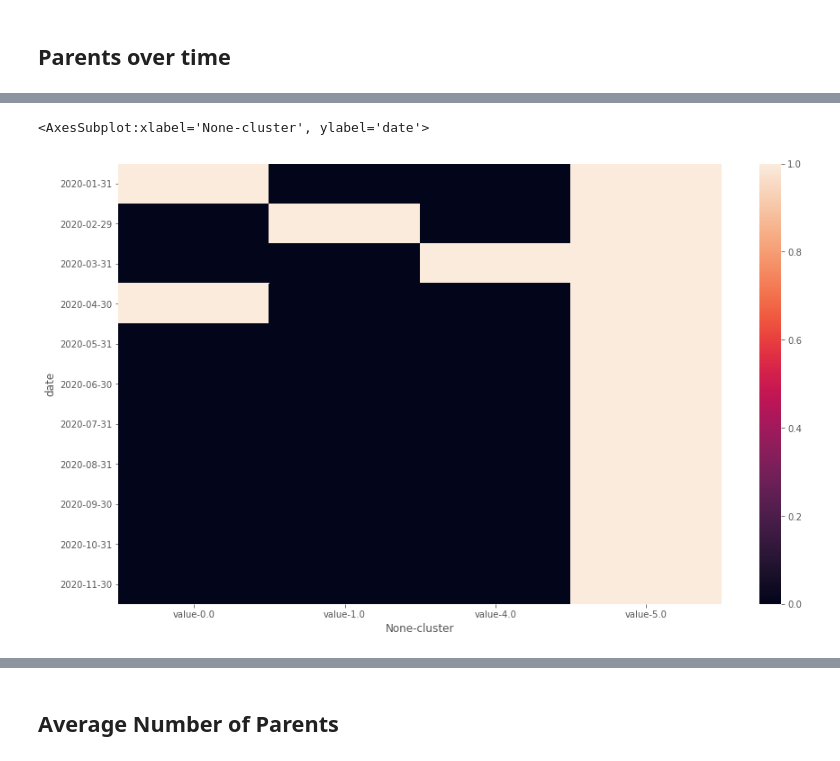
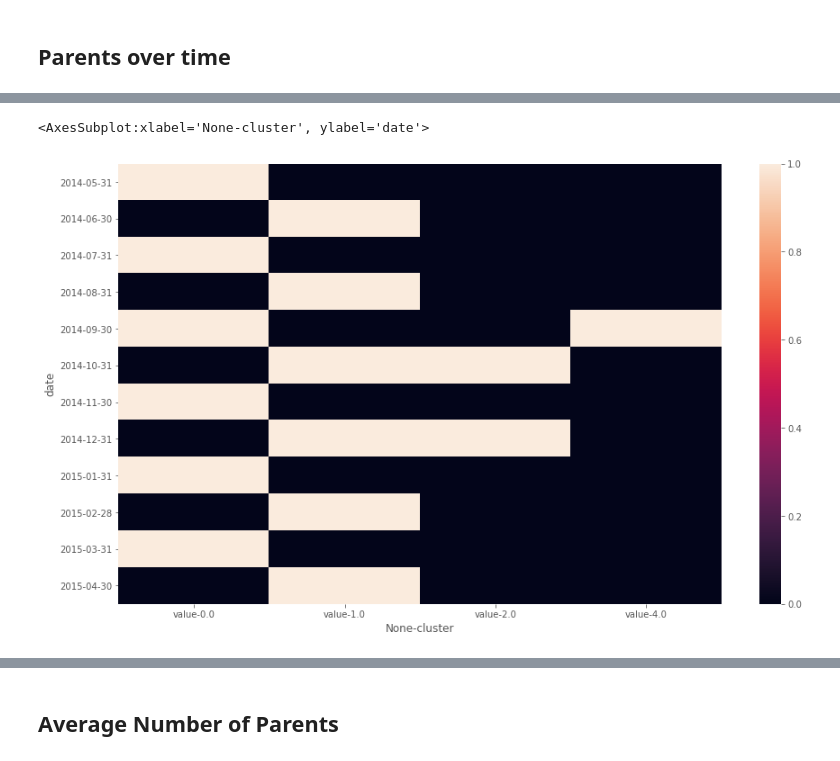
Before and after one commit to dcuoliveira/cml-fin, a Jupyter notebook: src/new_stability_measure.ipynb, the cells around one changed output, grey strips where cells are left out. Saved outputs shown, nothing was run; the diff lists cells and outputs as text; code cells hidden in the pictures.

```diff
--- a/src/new_stability_measure.ipynb
+++ b/src/new_stability_measure.ipynb
@@ -17,11 +18,13 @@ outputs_path = os.path.join(os.path.dirname(os.getcwd()), "src", "data", "output
 des = pd.read_csv(os.path.join(os.path.dirname(os.getcwd()), "src", 'data', 'utils', 'fredmd_description.csv'), sep=';')
 
 fs_methods = [
-    "lasso1_nocluster",
-    "pairwise-granger_nocluster",
-    "multivariate-granger_nocluster",
+    # "lasso1_nocluster",
+    # "pairwise-granger_nocluster",
+    # "multivariate-granger_nocluster",
     "dynotears_rollingcluster_k5",
+    "dynotears_cluster_k5",
     "var-lingam_rollingcluster_k5",
+    "var-lingam_cluster_k5",
 ]
 metric_names = ["stability", "mse", "mae"]
 etf_focus = None
@@ -54,12 +69,12 @@ all_parents_df = pd.concat(all_parents)
 # %%
 etf = "SPY"
-fs = "dynotears_rollingcluster_k5"
+fs = "var-lingam_rollingcluster_k5"
 
 check_df = all_parents_df.loc[(all_parents_df['etf'] == etf)&(all_parents_df['fs'] == fs)].drop(["etf", "fs"], axis=1)
 check_df["date"] = [pd.to_datetime(dtref).strftime('%Y-%m-%d') for dtref in check_df["date"]]
 
 plt.figure(figsize=(15, 9))
-sns.heatmap(check_df.loc[(check_df["date"] >= "2020-01-01")&(check_df["date"] <= "2020-12-01")].pivot_table(index=["date"], columns=["cluster"], values=["value"]).fillna(0))
+sns.heatmap(check_df.loc[(check_df["date"] >= "2014-05-01")&(check_df["date"] <= "2015-05-01")].pivot_table(index=["date"], columns=["cluster"], values=["value"]).fillna(0))
 # %% [output]
 <AxesSubplot:xlabel='None-cluster', ylabel='date'>
-[figure, old version]
+[figure, new version]
```
Also changed, not shown: parts of 7 cells of this notebook, 1 other file.
